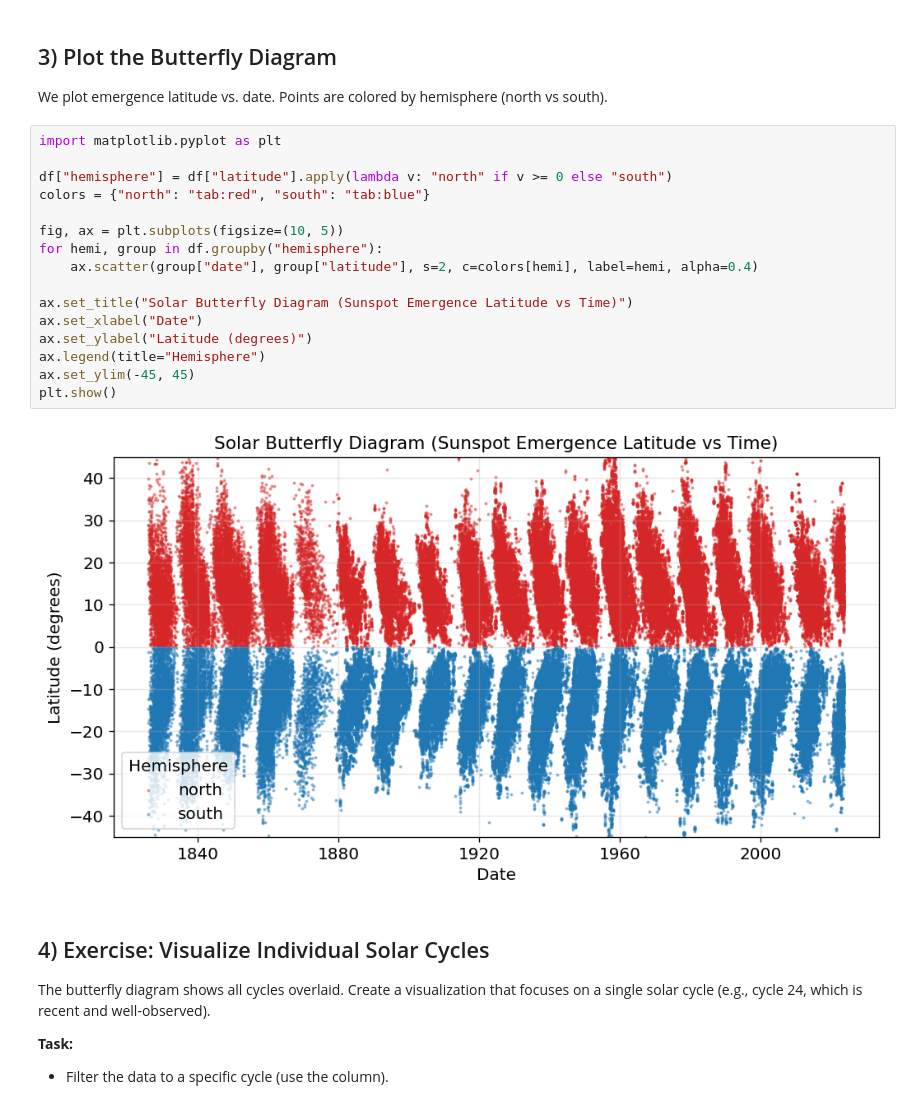
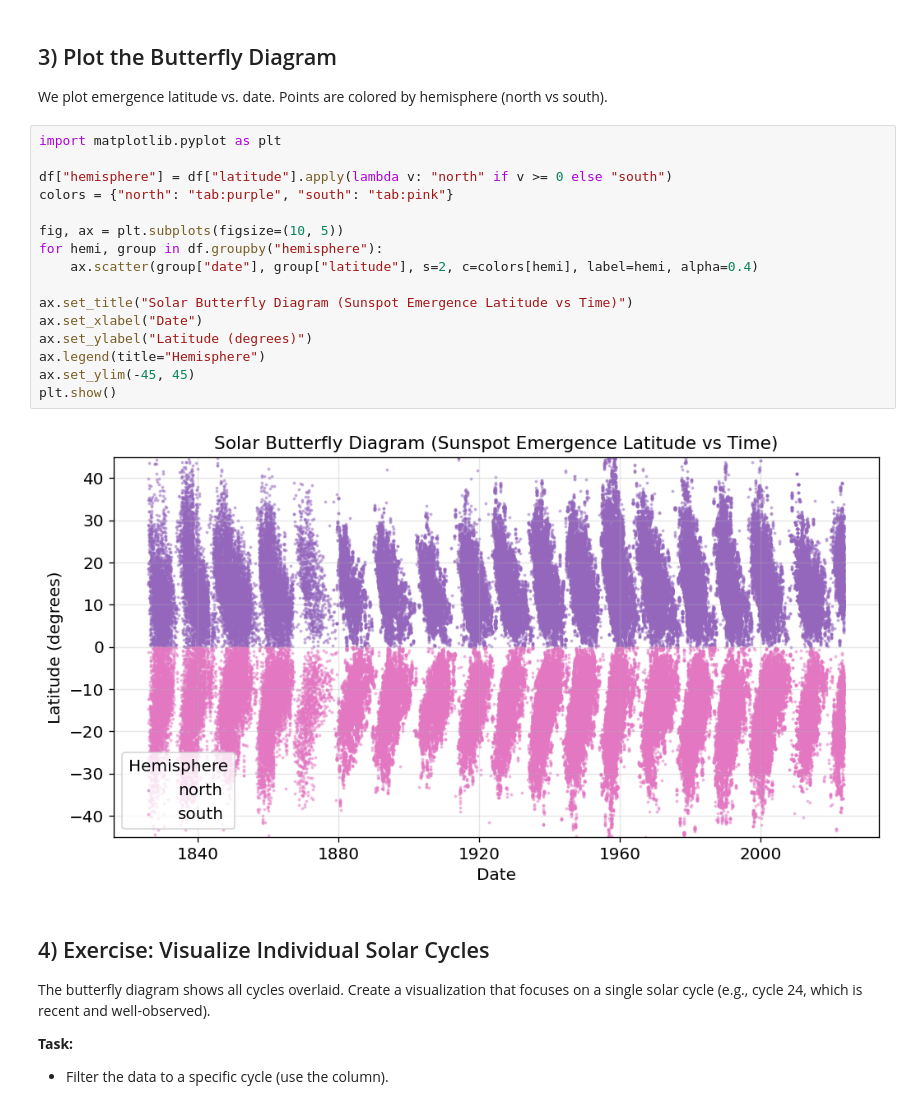
Before and after one commit to SwRI-IDEA-Lab/butterflai, a Jupyter notebook: weeks/week_01/01_exploration.ipynb, the cells around one changed output. Drawn from its saved outputs; the diff is of its cells as text.

```diff
--- a/weeks/week_01/01_exploration.ipynb
+++ b/weeks/week_01/01_exploration.ipynb
@@ -80,21 +78,21 @@ We plot emergence latitude vs. date. Points are colored by hemisphere (north vs
 # %%
 import matplotlib.pyplot as plt
 
 df["hemisphere"] = df["latitude"].apply(lambda v: "north" if v >= 0 else "south")
-colors = {"north": "tab:red", "south": "tab:blue"}
+colors = {"north": "tab:purple", "south": "tab:pink"}
 
 fig, ax = plt.subplots(figsize=(10, 5))
 for hemi, group in df.groupby("hemisphere"):
     ax.scatter(group["date"], group["latitude"], s=2, c=colors[hemi], label=hemi, alpha=0.4)
 
 ax.set_title("Solar Butterfly Diagram (Sunspot Emergence Latitude vs Time)")
 ax.set_xlabel("Date")
 ax.set_ylabel("Latitude (degrees)")
 ax.legend(title="Hemisphere")
 ax.set_ylim(-45, 45)
 plt.show()
 # %% [output]
-[figure, old version]
+[figure, new version]
 # %% [markdown]
 ## 4) Exercise: Visualize Individual Solar Cycles
 
```
Also changed, not shown: parts of 5 cells of this notebook.
